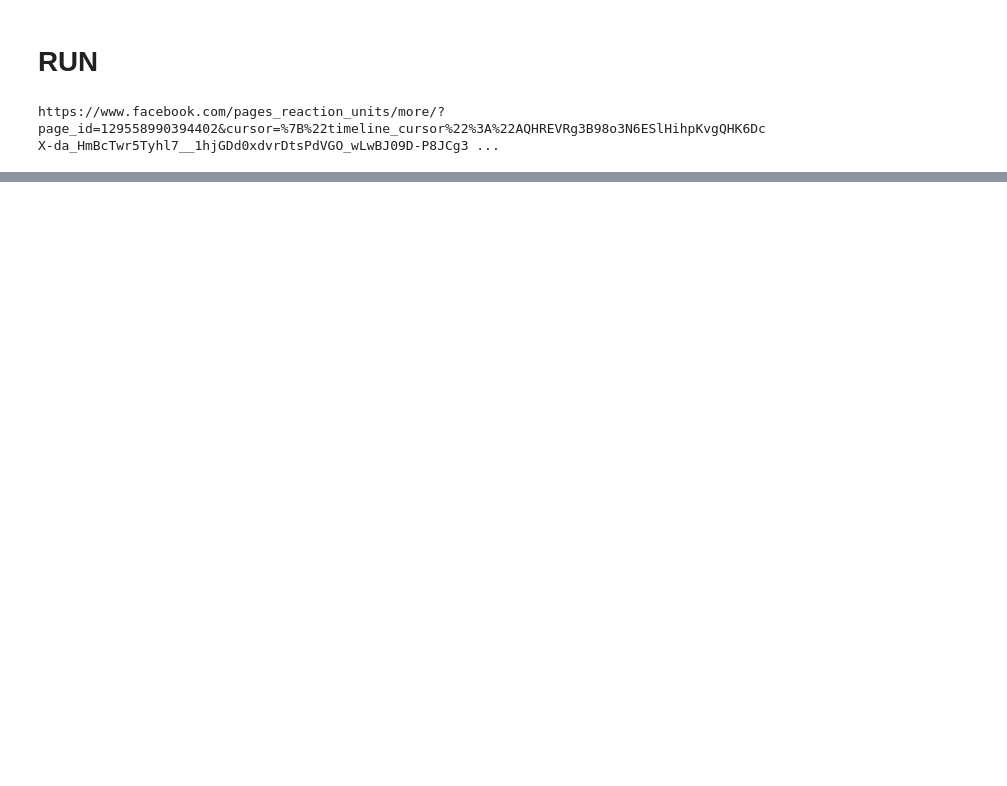
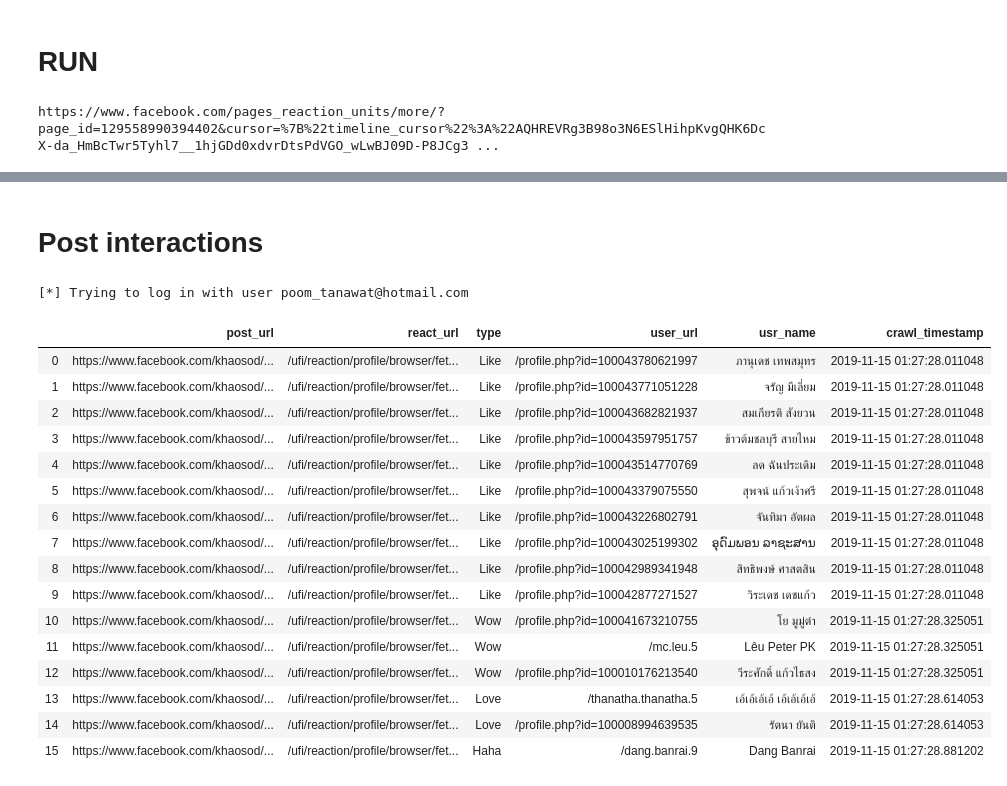
Before and after one commit to Duayt/sna_project, a Jupyter notebook: Poom.ipynb, the cells around one changed output, grey strips where cells are left out. Drawn from its saved outputs; the diff is of its cells as text; code cells hidden in the pictures; blank space fills up the shorter version.

Commit message:
post interaction

```diff
--- a/Poom.ipynb
+++ b/Poom.ipynb
@@ -468,3 +473,5 @@ print(df.head(1))
 | 2 | 129558990394402 | 4330991473584445 | 2019-11-12 15:01:10 | https://www.facebook.com/khaosod/... | พิลึกจริง! หนุ่มส่งของออกอุบายหลอ... | 582 | 9 | ... |
 | 3 | 129558990394402 | 4330912990258960 | 2019-11-12 14:55:10 | https://www.facebook.com/khaosod/... | ตัวแทนลิขสิทธิ์ แจ้งจับเกรียนคีย์... | 786 | 16 | ... |
 | 4 | 129558990394402 | 4330938996923026 | 2019-11-12 14:35:57 | https://www.facebook.com/khaosod/... | เก๋งพุ่งชนจักรยาน คนขี่กระเด็น ตั... | 676 | 14 | ... |
+# %% [markdown]
+# Post interactions
@@ -470,0 +542,66 @@ print(df.head(1))
+# %%
+from  selenium import webdriver
+import datetime
+
+
+def get_reaction_url(browser,post_link):
+    browser.get(post_link)
+    get_element  = browser.find_elements_by_class_name("_66lg")
+    soup = BeautifulSoup(get_element[0].get_attribute('innerHTML'), 'html.parser')
+    return soup.find_all('a',{'class':'_3dlf'})[0]['href']
+
+def get_react_usr_list(browser,react_url):
+    browser.get(react_url)
+    get_element  = browser.find_elements_by_class_name("z")
+    # print(len(get_element))
+    soup = BeautifulSoup(get_element[0].get_attribute('innerHTML'), 'html.parser')
+    # print(len(soup))
+    reacts_list= soup.find_all('a',{'class':'ba'})
+    reacts_usr_list=[]
+    for react in reacts_list:
+        react_type_url =react['href']
+        if not(react.findChild() is None):
+            react_name=react.findChild()['alt']
+            tmp = get_all_reactions(browser,BASE_URL+react_type_url)
+            reacts_usr_list+=[(post_url,str(react_type_url),react_name,a[0],a[1],datetime.datetime.now()) for a in tmp]
+    return reacts_usr_list
+
+
+
+
+driver_path = r'chromedriver.exe'
+browser = webdriver.Chrome(executable_path=driver_path)
+
+do_login(browser,usr,pwd)
+
+
+#DO LOOP POST URL  BELOW
+
+post_url = 'https://www.facebook.com/khaosod/posts/4333333783350214'
+react_url ='https://mbasic.facebook.com'+get_reaction_url(browser,post_url)
+
+usr_list=get_react_usr_list(browser,react_url)
+# %% [output]
+[*] Trying to log in with user poom_tanawat@hotmail.com
+# %%
+import pandas as pd
+df=pd.DataFrame(usr_list,columns=['post_url','react_url','type','user_url','usr_name','crawl_timestamp'])
+df
+# %% [output]
+|  | post_url | react_url | type | user_url | usr_name | crawl_timestamp |
+| 0 | https://www.facebook.com/khaosod/... | /ufi/reaction/profile/browser/fet... | Like | /profile.php?id=100043780621997 | ภานุเดช เทพสมุทร | 2019-11-15 01:27:28.011048 |
+| 1 | https://www.facebook.com/khaosod/... | /ufi/reaction/profile/browser/fet... | Like | /profile.php?id=100043771051228 | จรัญ มีเลี่ยม | 2019-11-15 01:27:28.011048 |
+| 2 | https://www.facebook.com/khaosod/... | /ufi/reaction/profile/browser/fet... | Like | /profile.php?id=100043682821937 | สมเกียรติ สังยวน | 2019-11-15 01:27:28.011048 |
+| 3 | https://www.facebook.com/khaosod/... | /ufi/reaction/profile/browser/fet... | Like | /profile.php?id=100043597951757 | ข้าวต้มชลบุรี สายไหม | 2019-11-15 01:27:28.011048 |
+| 4 | https://www.facebook.com/khaosod/... | /ufi/reaction/profile/browser/fet... | Like | /profile.php?id=100043514770769 | ลด ฉันประเดิม | 2019-11-15 01:27:28.011048 |
+| 5 | https://www.facebook.com/khaosod/... | /ufi/reaction/profile/browser/fet... | Like | /profile.php?id=100043379075550 | สุพจน์ แก้วเง้าศรี | 2019-11-15 01:27:28.011048 |
+| 6 | https://www.facebook.com/khaosod/... | /ufi/reaction/profile/browser/fet... | Like | /profile.php?id=100043226802791 | จันทิมา อัตผล | 2019-11-15 01:27:28.011048 |
+| 7 | https://www.facebook.com/khaosod/... | /ufi/reaction/profile/browser/fet... | Like | /profile.php?id=100043025199302 | ອຸດົມພອນ ລາຊະສານ | 2019-11-15 01:27:28.011048 |
+| 8 | https://www.facebook.com/khaosod/... | /ufi/reaction/profile/browser/fet... | Like | /profile.php?id=100042989341948 | สิทธิพงษ์ ศาสตสิน | 2019-11-15 01:27:28.011048 |
+| 9 | https://www.facebook.com/khaosod/... | /ufi/reaction/profile/browser/fet... | Like | /profile.php?id=100042877271527 | วิระเดช เดชแก้ว | 2019-11-15 01:27:28.011048 |
+| 10 | https://www.facebook.com/khaosod/... | /ufi/reaction/profile/browser/fet... | Wow | /profile.php?id=100041673210755 | โย มูมู่ต๋า | 2019-11-15 01:27:28.325051 |
+| 11 | https://www.facebook.com/khaosod/... | /ufi/reaction/profile/browser/fet... | Wow | /mc.leu.5 | Lêu Peter PK | 2019-11-15 01:27:28.325051 |
+| 12 | https://www.facebook.com/khaosod/... | /ufi/reaction/profile/browser/fet... | Wow | /profile.php?id=100010176213540 | วีระศักดิ์ แก้วไธสง | 2019-11-15 01:27:28.325051 |
+| 13 | https://www.facebook.com/khaosod/... | /ufi/reaction/profile/browser/fet... | Love | /thanatha.thanatha.5 | เอ้เอ้เอ้เอ้ เอ้เอ้เอ้เอ้ | 2019-11-15 01:27:28.614053 |
+| 14 | https://www.facebook.com/khaosod/... | /ufi/reaction/profile/browser/fet... | Love | /profile.php?id=100008994639535 | รัตนา ยันติ | 2019-11-15 01:27:28.614053 |
+| 15 | https://www.facebook.com/khaosod/... | /ufi/reaction/profile/browser/fet... | Haha | /dang.banrai.9 | Dang Banrai | 2019-11-15 01:27:28.881202 |
```
Also changed, not shown: parts of 3 cells of this notebook, 3 other files.
